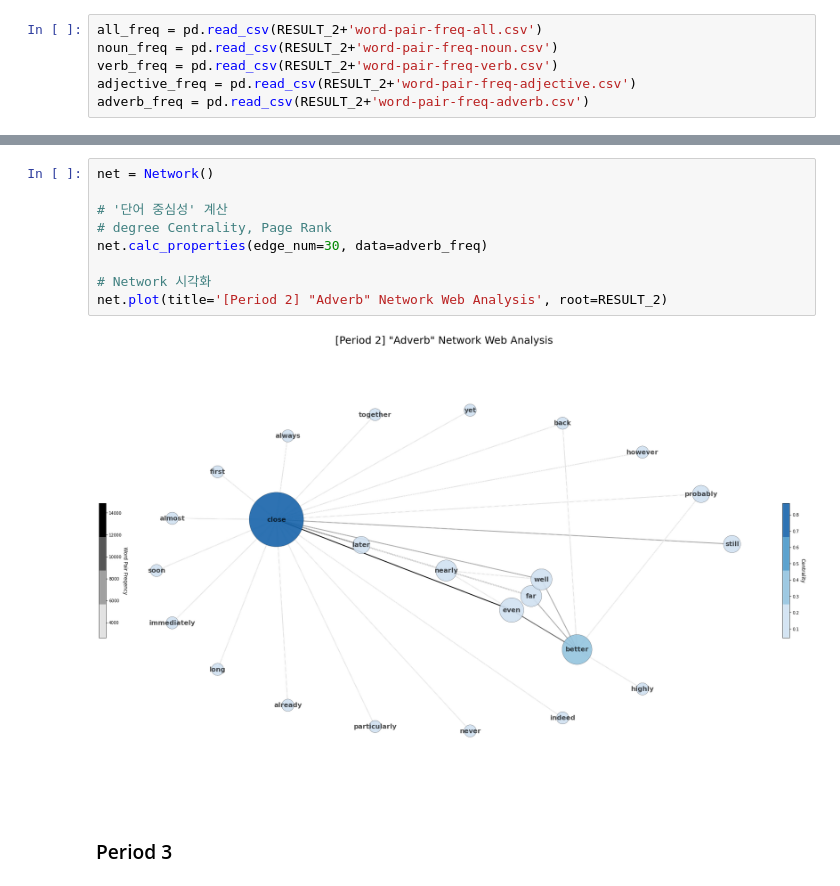
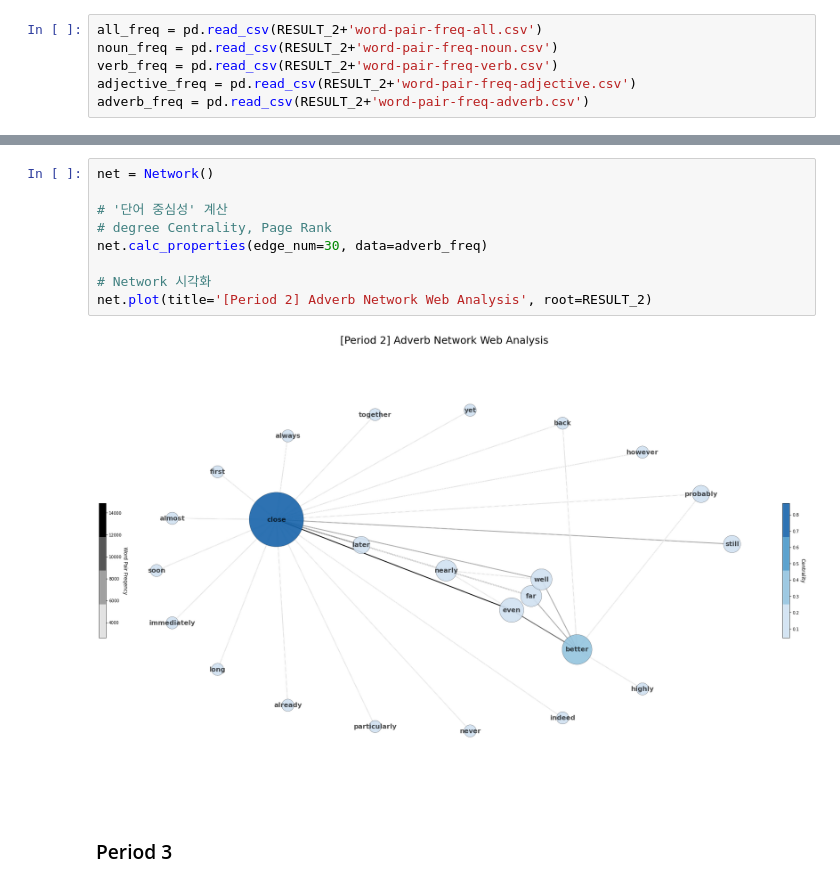
Before and after one commit to MartinusChoi/Text-Mining-Project, a Jupyter notebook: Network-Web-Analysis-ST.ipynb, the cells around one changed output, grey strips where cells are left out. Drawn from its saved outputs; the diff is of its cells as text.

```diff
--- a/Network-Web-Analysis-ST.ipynb
+++ b/Network-Web-Analysis-ST.ipynb
@@ -362,14 +359,14 @@ net.plot(title='[Period 2] "Adjective" Network Web Analysis', root=RESULT_2)
 # %%
 net = Network()
 
 # '단어 중심성' 계산
 # degree Centrality, Page Rank
 net.calc_properties(edge_num=30, data=adverb_freq)
 
 # Network 시각화
-net.plot(title='[Period 2] "Adverb" Network Web Analysis', root=RESULT_2)
+net.plot(title='[Period 2] Adverb Network Web Analysis', root=RESULT_2)
 # %% [output]
-[figure, old version]
+[figure, new version]
 # %% [markdown]
 ### Period 3
 # %%
```
Also changed, not shown: parts of 15 cells of this notebook, 20 other files.
